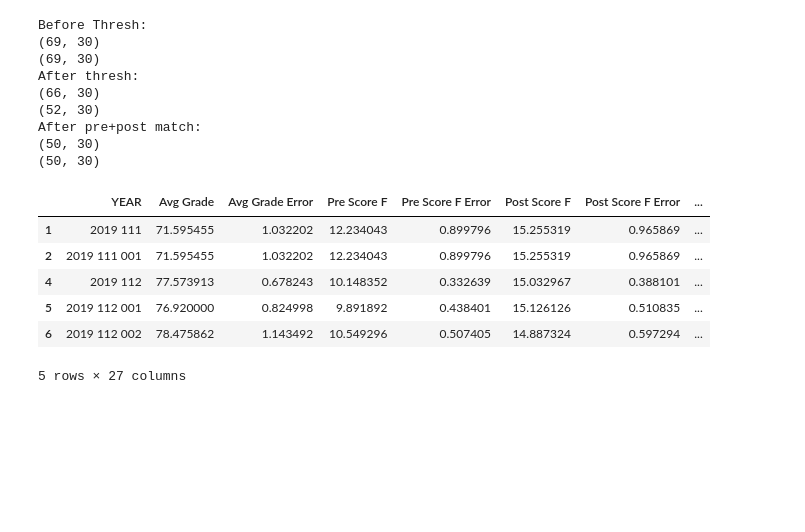
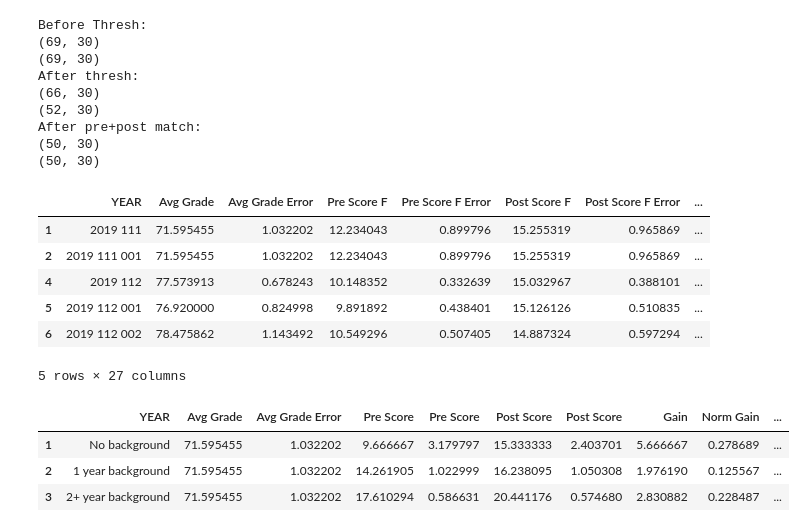
Before and after one commit to maya-patel/Honours-FCI-data, a Jupyter notebook: Data_Collection_Clean_Done.ipynb, the cells around one changed output. Saved outputs shown, nothing was run; the diff lists cells and outputs as text; code cells hidden in the pictures; blank space fills up the shorter version.

```diff
--- a/Data_Collection_Clean_Done.ipynb
+++ b/Data_Collection_Clean_Done.ipynb
@@ -349,0 +417,17 @@ df5
+# %%
+
+# create table of average scores by gender by year
+column_names=["YEAR", "Avg Grade", "Avg Grade Error", "Pre Score", "Pre Score", "Post Score","Post Score", "Gain", "Norm Gain", "Norm Gain Error", "Gain Error sqrt","Gain Error", "Num", "Avg Grade", "Avg Grade error"]
+dfff = pd.DataFrame(columns=column_names)
+dfff.loc[1] = (by_background_by_year(df19_111, "No background", 'A'))
+dfff.loc[2] = (by_background_by_year(df19_111, "1 year background", 'B'))
+dfff.loc[3] = (by_background_by_year(df19_111, "2+ year background", 'C'))
+
+dfff.to_excel("2019_by_background.xlsx")
+
+dfff
+# %% [output]
+|  | YEAR | Avg Grade | Avg Grade Error | Pre Score | Pre Score | Post Score | Post Score | Gain | Norm Gain | ... |
+| 1 | No background | 71.595455 | 1.032202 | 9.666667 | 3.179797 | 15.333333 | 2.403701 | 5.666667 | 0.278689 | ... |
+| 2 | 1 year background | 71.595455 | 1.032202 | 14.261905 | 1.022999 | 16.238095 | 1.050308 | 1.976190 | 0.125567 | ... |
+| 3 | 2+ year background | 71.595455 | 1.032202 | 17.610294 | 0.586631 | 20.441176 | 0.574680 | 2.830882 | 0.228487 | ... |
```
Also changed, not shown: parts of 4 cells of this notebook, 15 other files.
